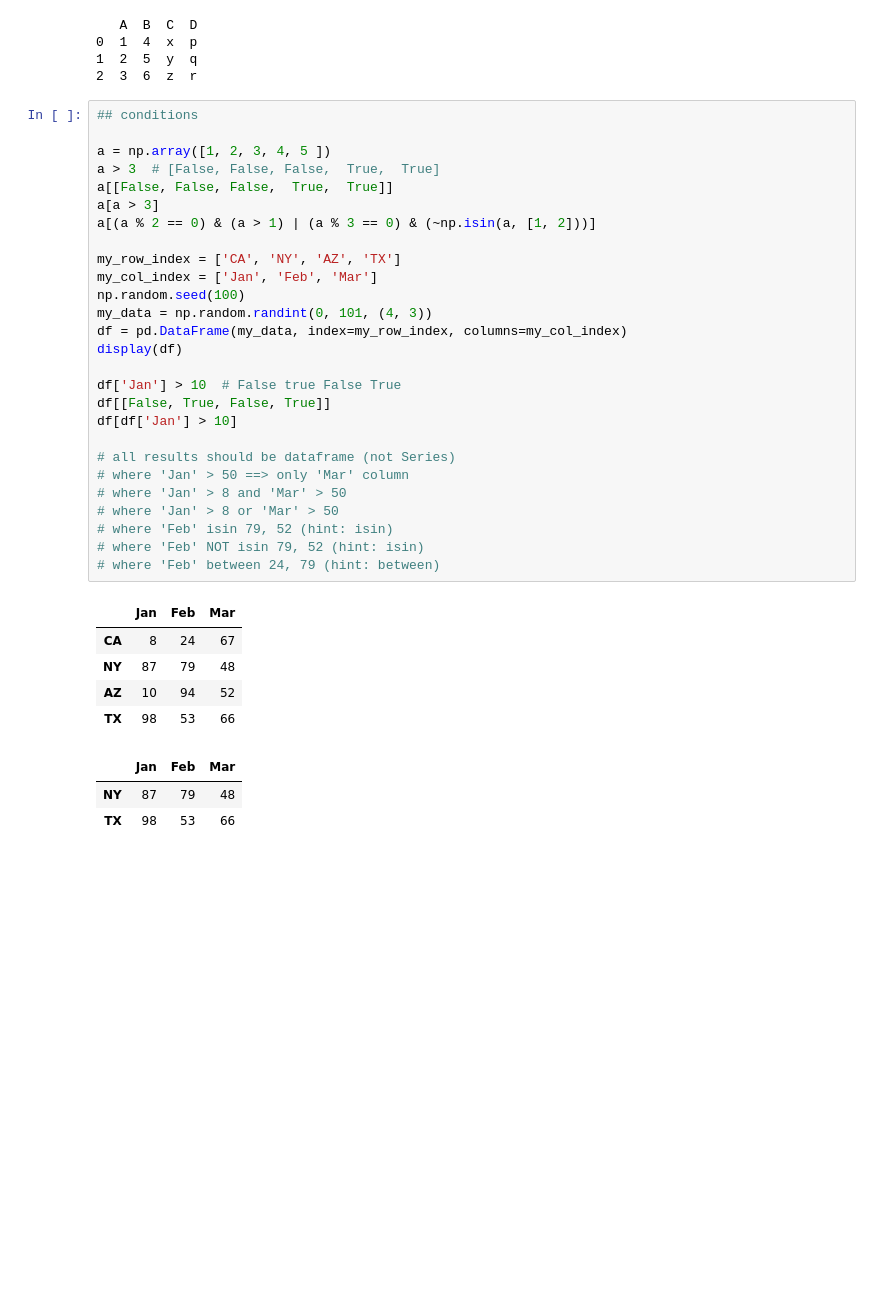
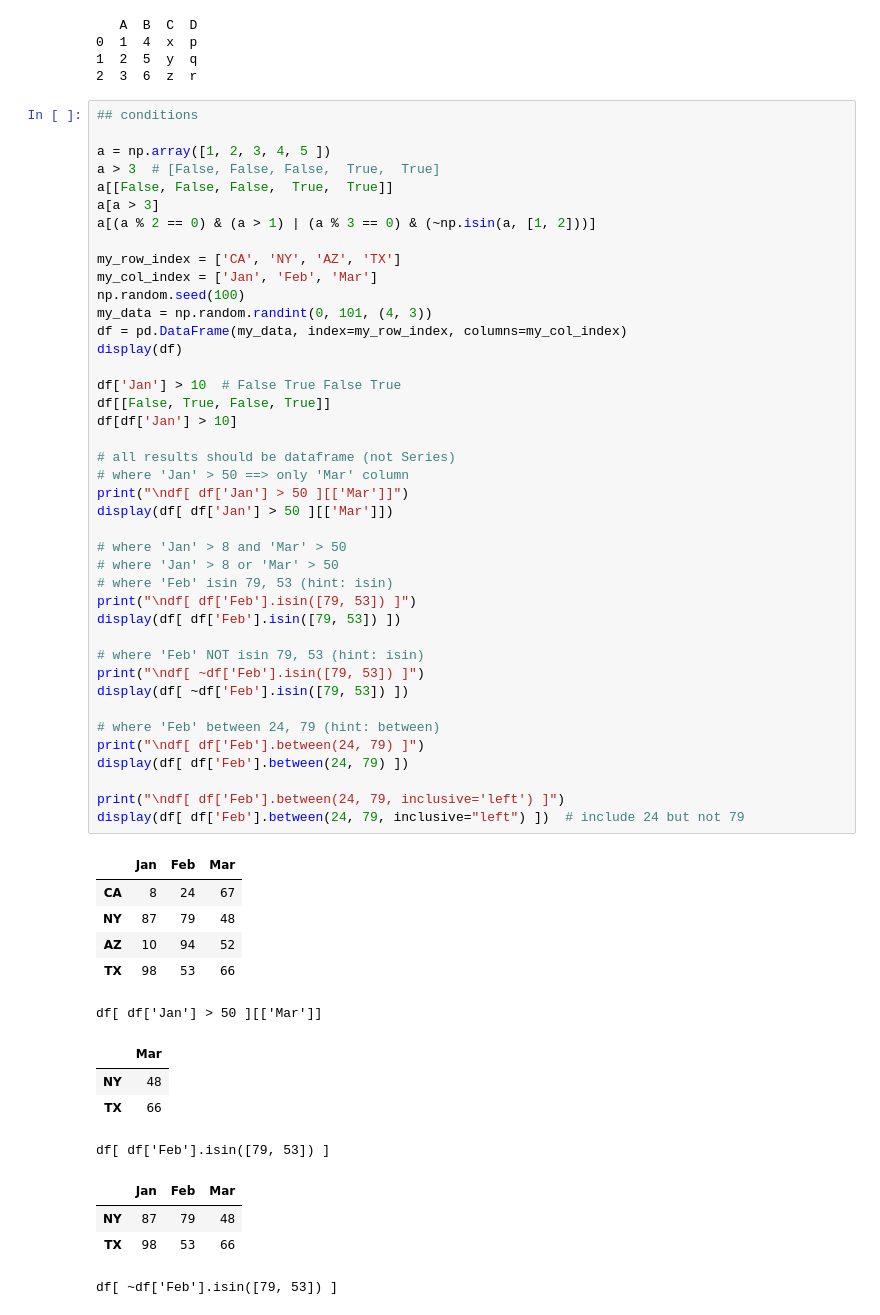
Before and after one commit to pythonai200425/04.09.2025, a Jupyter notebook: pd_lesson2_040925.ipynb, the cells around one changed output. Cells and saved outputs as stored; diff of their text form; blank space fills up the shorter version.

```diff
--- a/pd_lesson2_040925.ipynb
+++ b/pd_lesson2_040925.ipynb
@@ -178,36 +178,56 @@ print(result)
 # %%
 ## conditions
 
 a = np.array([1, 2, 3, 4, 5 ])
 a > 3  # [False, False, False,  True,  True]
 a[[False, False, False,  True,  True]]
 a[a > 3]
 a[(a % 2 == 0) & (a > 1) | (a % 3 == 0) & (~np.isin(a, [1, 2]))]
 
 my_row_index = ['CA', 'NY', 'AZ', 'TX']
 my_col_index = ['Jan', 'Feb', 'Mar']
 np.random.seed(100)
 my_data = np.random.randint(0, 101, (4, 3))
 df = pd.DataFrame(my_data, index=my_row_index, columns=my_col_index)
 display(df)
 
-df['Jan'] > 10  # False true False True
+df['Jan'] > 10  # False True False True
 df[[False, True, False, True]]
 df[df['Jan'] > 10]
 
 # all results should be dataframe (not Series)
 # where 'Jan' > 50 ==> only 'Mar' column
+print("\ndf[ df['Jan'] > 50 ][['Mar']]")
+display(df[ df['Jan'] > 50 ][['Mar']])
+
 # where 'Jan' > 8 and 'Mar' > 50
 # where 'Jan' > 8 or 'Mar' > 50
-# where 'Feb' isin 79, 52 (hint: isin)
-# where 'Feb' NOT isin 79, 52 (hint: isin)
+# where 'Feb' isin 79, 53 (hint: isin)
+print("\ndf[ df['Feb'].isin([79, 53]) ]")
+display(df[ df['Feb'].isin([79, 53]) ])
+
+# where 'Feb' NOT isin 79, 53 (hint: isin)
+print("\ndf[ ~df['Feb'].isin([79, 53]) ]")
+display(df[ ~df['Feb'].isin([79, 53]) ])
+
 # where 'Feb' between 24, 79 (hint: between)
+print("\ndf[ df['Feb'].between(24, 79) ]")
+display(df[ df['Feb'].between(24, 79) ])
+
+print("\ndf[ df['Feb'].between(24, 79, inclusive='left') ]")
+display(df[ df['Feb'].between(24, 79, inclusive="left") ])  # include 24 but not 79
 # %% [output]
 |  | Jan | Feb | Mar |
 | CA | 8 | 24 | 67 |
 | NY | 87 | 79 | 48 |
 | AZ | 10 | 94 | 52 |
 | TX | 98 | 53 | 66 |
+df[ df['Jan'] > 50 ][['Mar']]
-|  | Jan | Feb | Mar |
-| NY | 87 | 79 | 48 |
-| TX | 98 | 53 | 66 |
+|  | Mar |
+| NY | 48 |
+| TX | 66 |
+df[ df['Feb'].isin([79, 53]) ]
+|  | Jan | Feb | Mar |
+| NY | 87 | 79 | 48 |
+| TX | 98 | 53 | 66 |
+df[ ~df['Feb'].isin([79, 53]) ]
```
Also changed, not shown: parts of 4 cells of this notebook.
